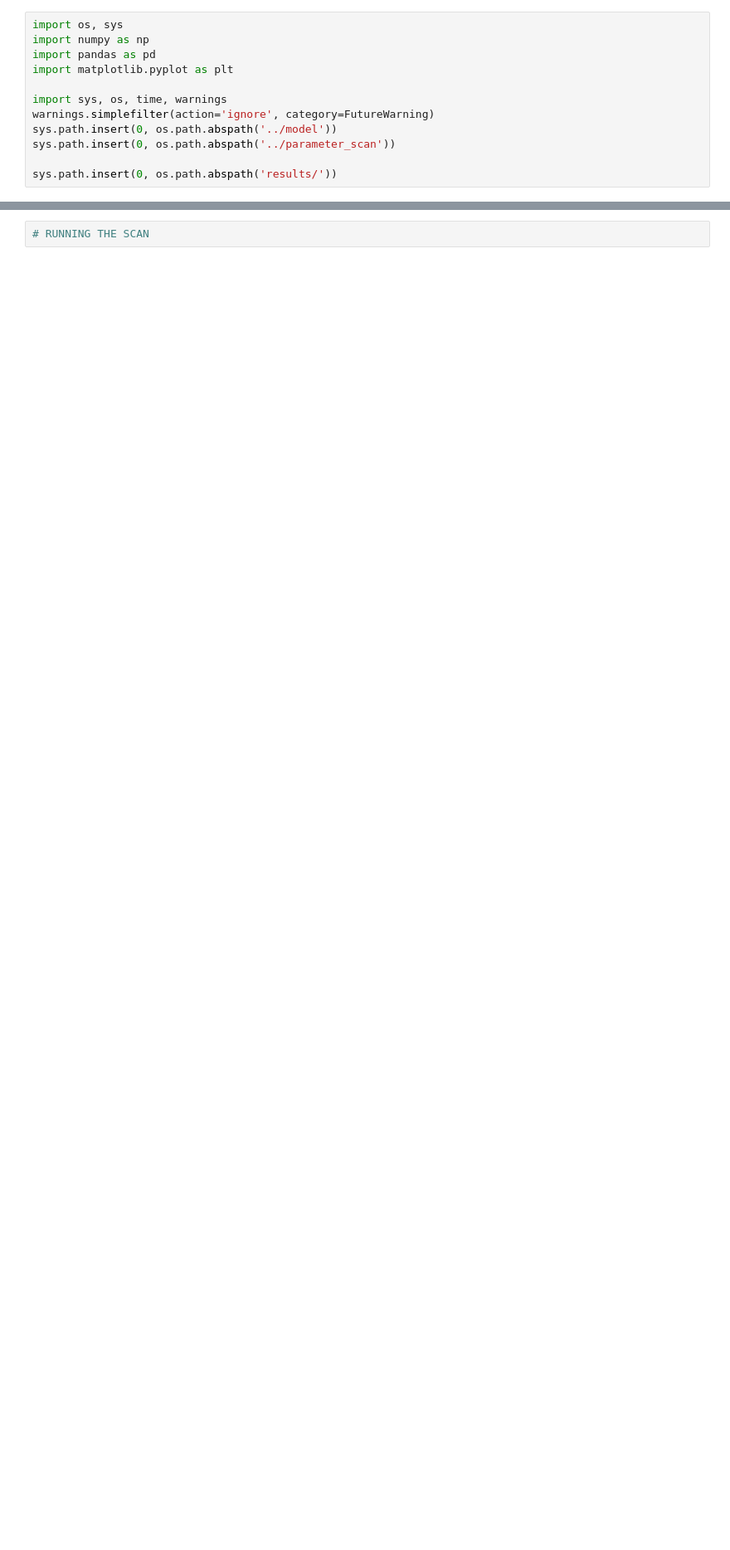
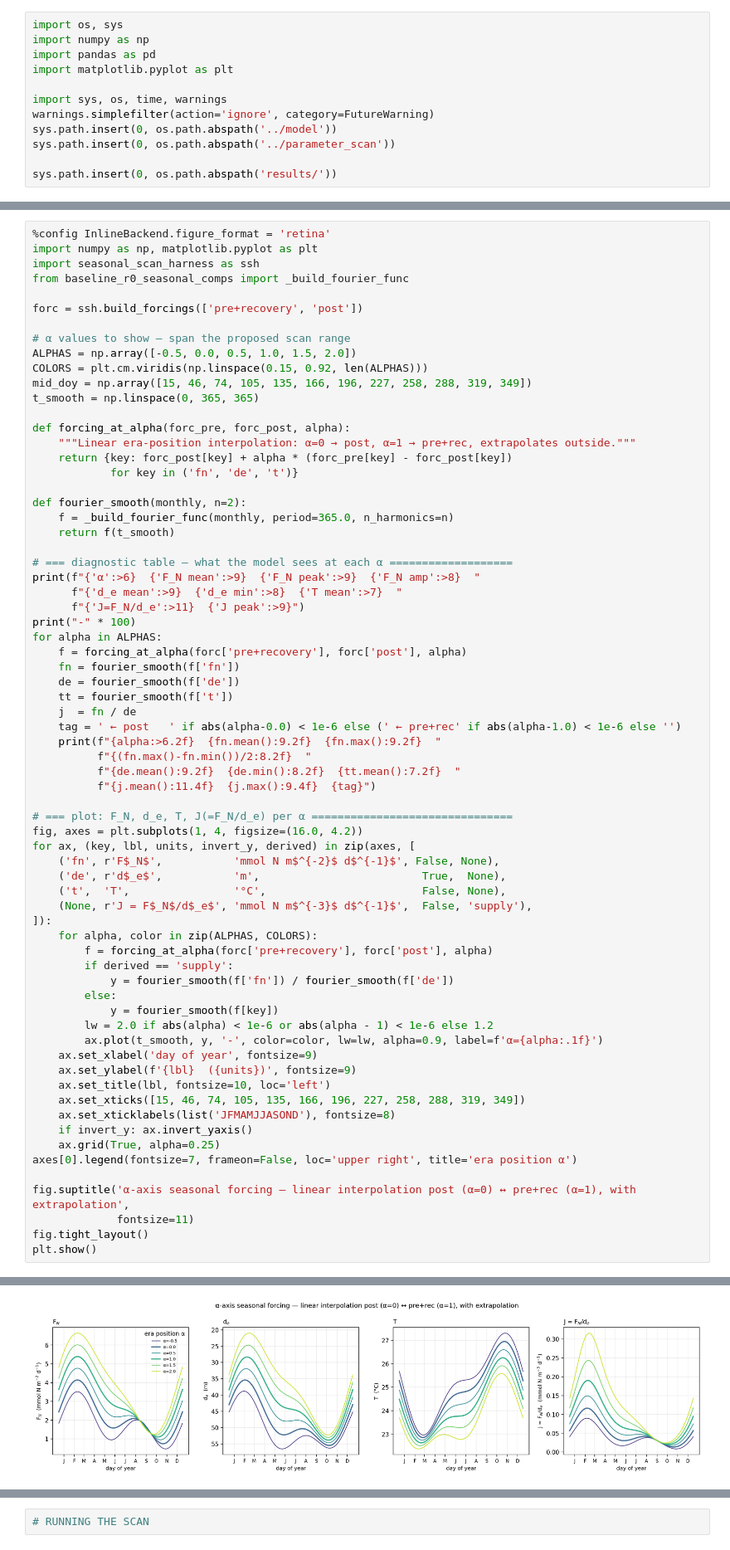
Before and after one commit to ben1post/SSMCariaco, a Jupyter notebook: plots/FIGURE_5.ipynb, the cells around one changed output, grey strips where cells are left out. Shown at 83% size. Cells and saved outputs as stored; diff of their text form; blank space fills up the shorter version.

```diff
--- a/plots/FIGURE_5.ipynb
+++ b/plots/FIGURE_5.ipynb
@@ -18,0 +231,70 @@ sys.path.insert(0, os.path.abspath('results/'))
+# %%
+%config InlineBackend.figure_format = 'retina'
+import numpy as np, matplotlib.pyplot as plt
+import seasonal_scan_harness as ssh
+from baseline_r0_seasonal_comps import _build_fourier_func
+
+forc = ssh.build_forcings(['pre+recovery', 'post'])
+
+# α values to show — span the proposed scan range
+ALPHAS = np.array([-0.5, 0.0, 0.5, 1.0, 1.5, 2.0])
+COLORS = plt.cm.viridis(np.linspace(0.15, 0.92, len(ALPHAS)))
+mid_doy = np.array([15, 46, 74, 105, 135, 166, 196, 227, 258, 288, 319, 349])
+t_smooth = np.linspace(0, 365, 365)
+
+def forcing_at_alpha(forc_pre, forc_post, alpha):
+    """Linear era-position interpolation: α=0 → post, α=1 → pre+rec, extrapolates outside."""
+    return {key: forc_post[key] + alpha * (forc_pre[key] - forc_post[key])
+            for key in ('fn', 'de', 't')}
+
+def fourier_smooth(monthly, n=2):
+    f = _build_fourier_func(monthly, period=365.0, n_harmonics=n)
+    return f(t_smooth)
+
+# === diagnostic table — what the model sees at each α ===================
+print(f"{'α':>6}  {'F_N mean':>9}  {'F_N peak':>9}  {'F_N amp':>8}  "
+      f"{'d_e mean':>9}  {'d_e min':>8}  {'T mean':>7}  "
+      f"{'J=F_N/d_e':>11}  {'J peak':>9}")
+print("-" * 100)
+for alpha in ALPHAS:
+    f = forcing_at_alpha(forc['pre+recovery'], forc['post'], alpha)
+    fn = fourier_smooth(f['fn'])
+    de = fourier_smooth(f['de'])
+    tt = fourier_smooth(f['t'])
+    j  = fn / de
+    tag = ' ← post   ' if abs(alpha-0.0) < 1e-6 else (' ← pre+rec' if abs(alpha-1.0) < 1e-6 else '')
+    print(f"{alpha:>6.2f}  {fn.mean():9.2f}  {fn.max():9.2f}  "
+          f"{(fn.max()-fn.min())/2:8.2f}  "
+          f"{de.mean():9.2f}  {de.min():8.2f}  {tt.mean():7.2f}  "
+          f"{j.mean():11.4f}  {j.max():9.4f}  {tag}")
+
+# === plot: F_N, d_e, T, J(=F_N/d_e) per α ===============================
+fig, axes = plt.subplots(1, 4, figsize=(16.0, 4.2))
+for ax, (key, lbl, units, invert_y, derived) in zip(axes, [
+    ('fn', r'F$_N$',           'mmol N m$^{-2}$ d$^{-1}$', False, None),
+    ('de', r'd$_e$',           'm',                         True,  None),
+    ('t',  'T',                '°C',                        False, None),
+    (None, r'J = F$_N$/d$_e$', 'mmol N m$^{-3}$ d$^{-1}$',  False, 'supply'),
+]):
+    for alpha, color in zip(ALPHAS, COLORS):
+        f = forcing_at_alpha(forc['pre+recovery'], forc['post'], alpha)
+        if derived == 'supply':
+            y = fourier_smooth(f['fn']) / fourier_smooth(f['de'])
+        else:
+            y = fourier_smooth(f[key])
+        lw = 2.0 if abs(alpha) < 1e-6 or abs(alpha - 1) < 1e-6 else 1.2
+        ax.plot(t_smooth, y, '-', color=color, lw=lw, alpha=0.9, label=f'α={alpha:.1f}')
+    ax.set_xlabel('day of year', fontsize=9)
+    ax.set_ylabel(f'{lbl}  ({units})', fontsize=9)
+    ax.set_title(lbl, fontsize=10, loc='left')
+    ax.set_xticks([15, 46, 74, 105, 135, 166, 196, 227, 258, 288, 319, 349])
+    ax.set_xticklabels(list('JFMAMJJASOND'), fontsize=8)
+    if invert_y: ax.invert_yaxis()
+    ax.grid(True, alpha=0.25)
+axes[0].legend(fontsize=7, frameon=False, loc='upper right', title='era position α')
+
+fig.suptitle('α-axis seasonal forcing — linear interpolation post (α=0) ↔ pre+rec (α=1), with extrapolation',
+             fontsize=11)
+fig.tight_layout()
+plt.show()
+# %% [output]
@@ -18,0 +309 @@ sys.path.insert(0, os.path.abspath('results/'))
+[figure, added]
```
Also changed, not shown: parts of 4 cells of this notebook, 6 other files.
